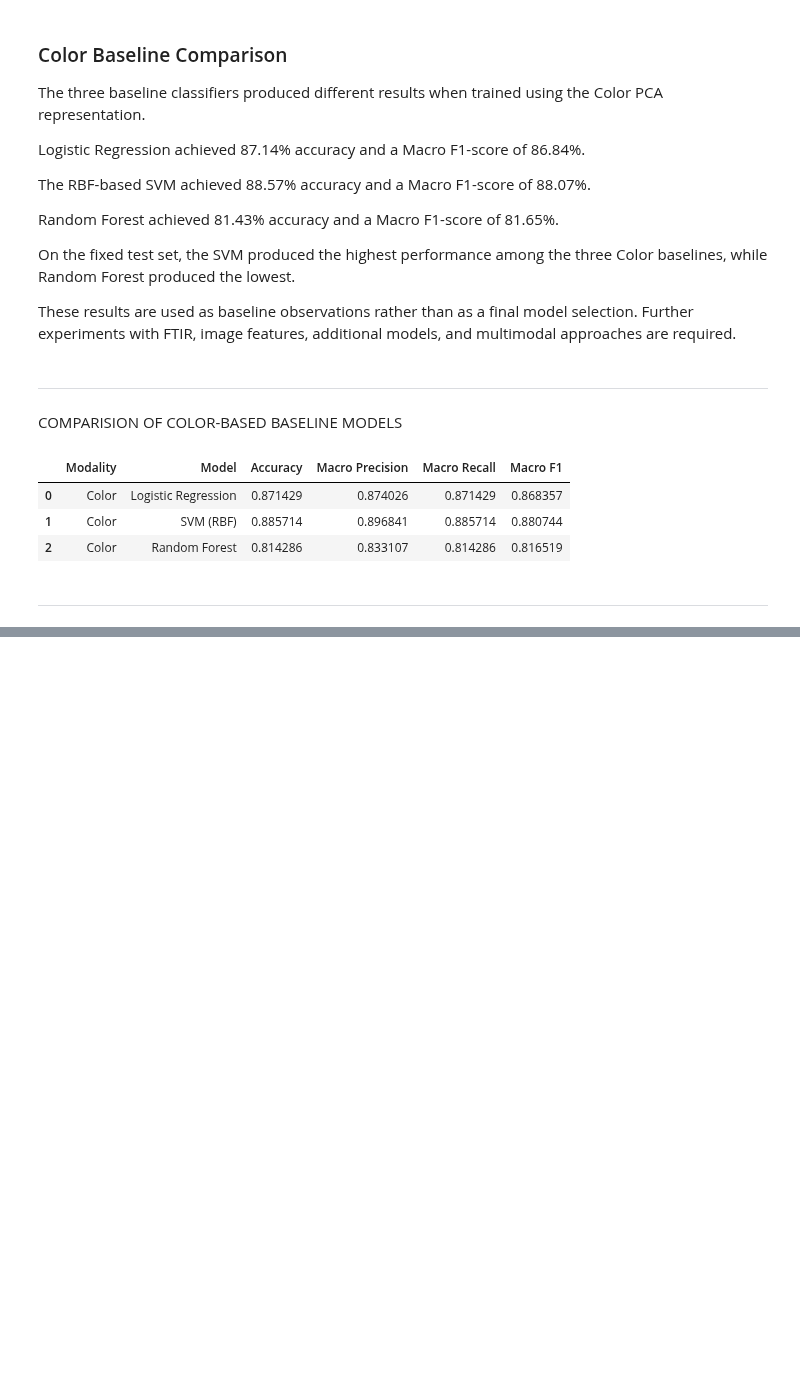
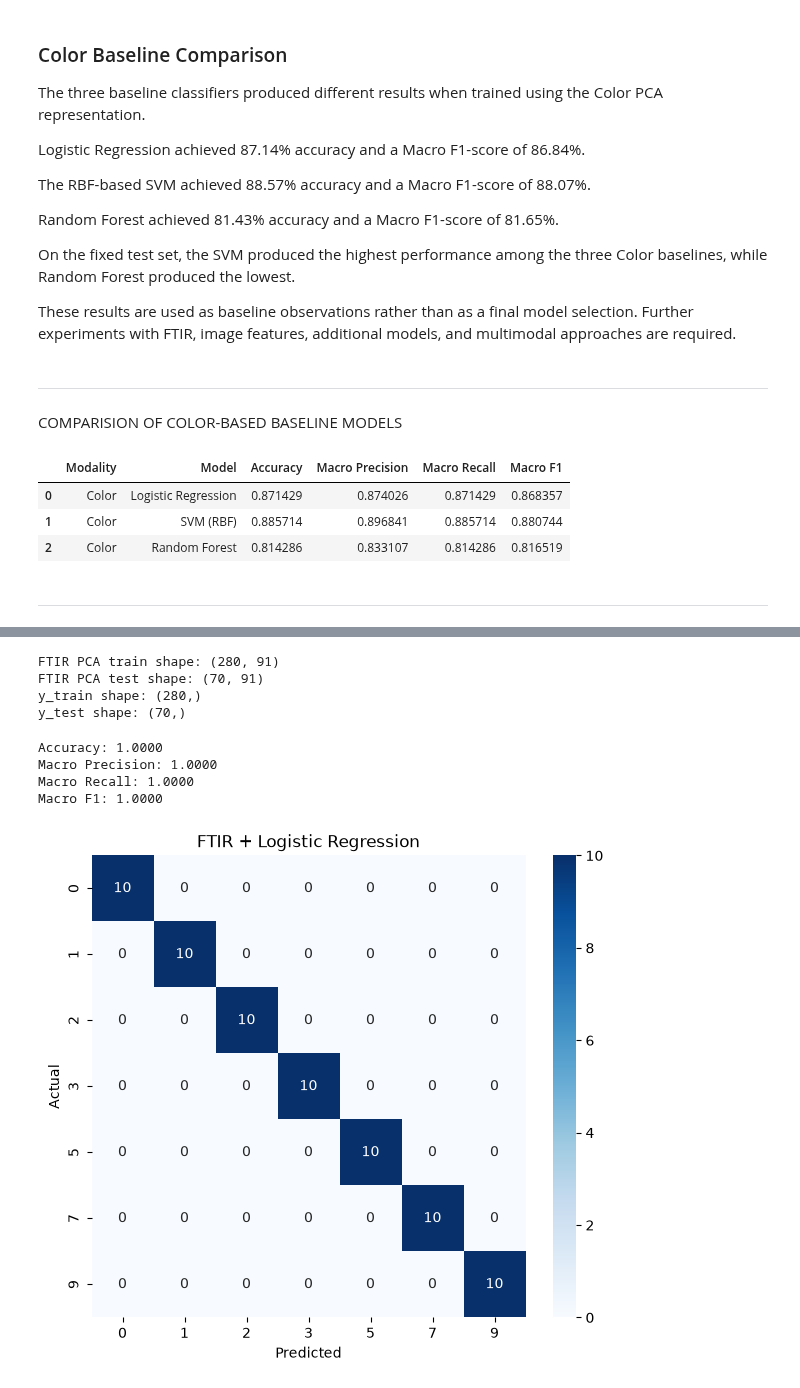
Before and after one commit to sanya-6976/FoodSure-AI, a Jupyter notebook: notebook/04_baseline_models.ipynb, the cells around one changed output, grey strips where cells are left out. Drawn from its saved outputs; the diff is of its cells as text; code cells hidden in the pictures; blank space fills up the shorter version.

```diff
--- a/notebook/04_baseline_models.ipynb
+++ b/notebook/04_baseline_models.ipynb
@@ -637,0 +650,79 @@ baseline_results_df
+# %%
+# Reload FTIR PCA data if not already available
+
+import pandas as pd
+
+X_ftir_train_pca = pd.read_csv("../preprocessed/X_ftir_train_pca.csv")
+X_ftir_test_pca = pd.read_csv("../preprocessed/X_ftir_test_pca.csv")
+
+# Reload targets if needed
+y_train = pd.read_csv("../preprocessed/y_train.csv").squeeze()
+y_test = pd.read_csv("../preprocessed/y_test.csv").squeeze()
+
+print("FTIR PCA train shape:", X_ftir_train_pca.shape)
+print("FTIR PCA test shape:", X_ftir_test_pca.shape)
+print("y_train shape:", y_train.shape)
+print("y_test shape:", y_test.shape)
+# %% [output]
+FTIR PCA train shape: (280, 91)
+FTIR PCA test shape: (70, 91)
+y_train shape: (280,)
+y_test shape: (70,)
+# %%
+ftir_lr = LogisticRegression(
+    max_iter=3000,
+    random_state=42
+)
+
+ftir_lr.fit(X_ftir_train_pca, y_train)
+
+y_ftir_lr_pred = ftir_lr.predict(X_ftir_test_pca)
+# %%
+ftir_lr_accuracy = accuracy_score(y_test, y_ftir_lr_pred)
+ftir_lr_precision = precision_score(
+    y_test,
+    y_ftir_lr_pred,
+    average="macro",
+    zero_division=0
+)
+ftir_lr_recall = recall_score(
+    y_test,
+    y_ftir_lr_pred,
+    average="macro",
+    zero_division=0
+)
+ftir_lr_f1 = f1_score(
+    y_test,
+    y_ftir_lr_pred,
+    average="macro",
+    zero_division=0
+)
+
+print(f"Accuracy: {ftir_lr_accuracy:.4f}")
+print(f"Macro Precision: {ftir_lr_precision:.4f}")
+print(f"Macro Recall: {ftir_lr_recall:.4f}")
+print(f"Macro F1: {ftir_lr_f1:.4f}")
+# %% [output]
+Accuracy: 1.0000
+Macro Precision: 1.0000
+Macro Recall: 1.0000
+Macro F1: 1.0000
+# %%
+cm_ftir_lr = confusion_matrix(y_test, y_ftir_lr_pred)
+
+plt.figure(figsize=(7, 6))
+sns.heatmap(
+    cm_ftir_lr,
+    annot=True,
+    fmt="d",
+    cmap="Blues",
+    xticklabels=[0, 1, 2, 3, 5, 7, 9],
+    yticklabels=[0, 1, 2, 3, 5, 7, 9]
+)
+
+plt.xlabel("Predicted")
+plt.ylabel("Actual")
+plt.title("FTIR + Logistic Regression")
+plt.show()
+# %% [output]
+[figure, added]
```
Also changed, not shown: parts of 36 cells of this notebook.
